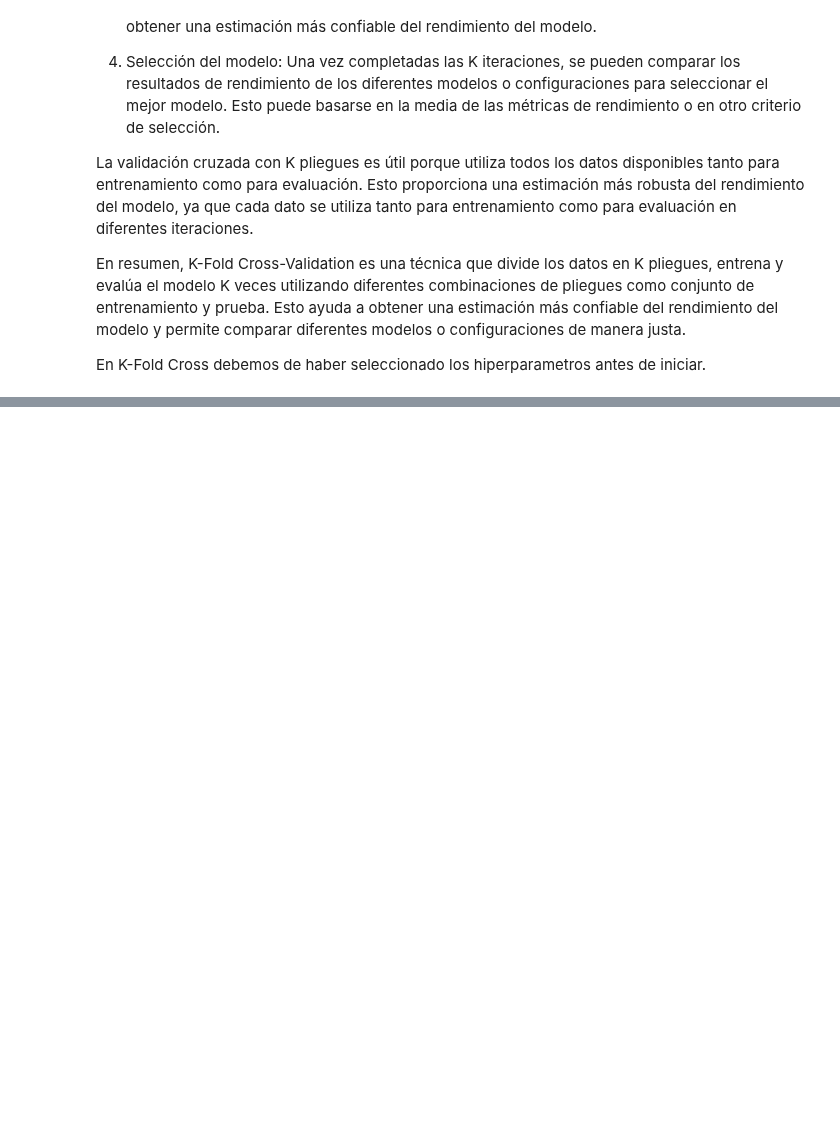
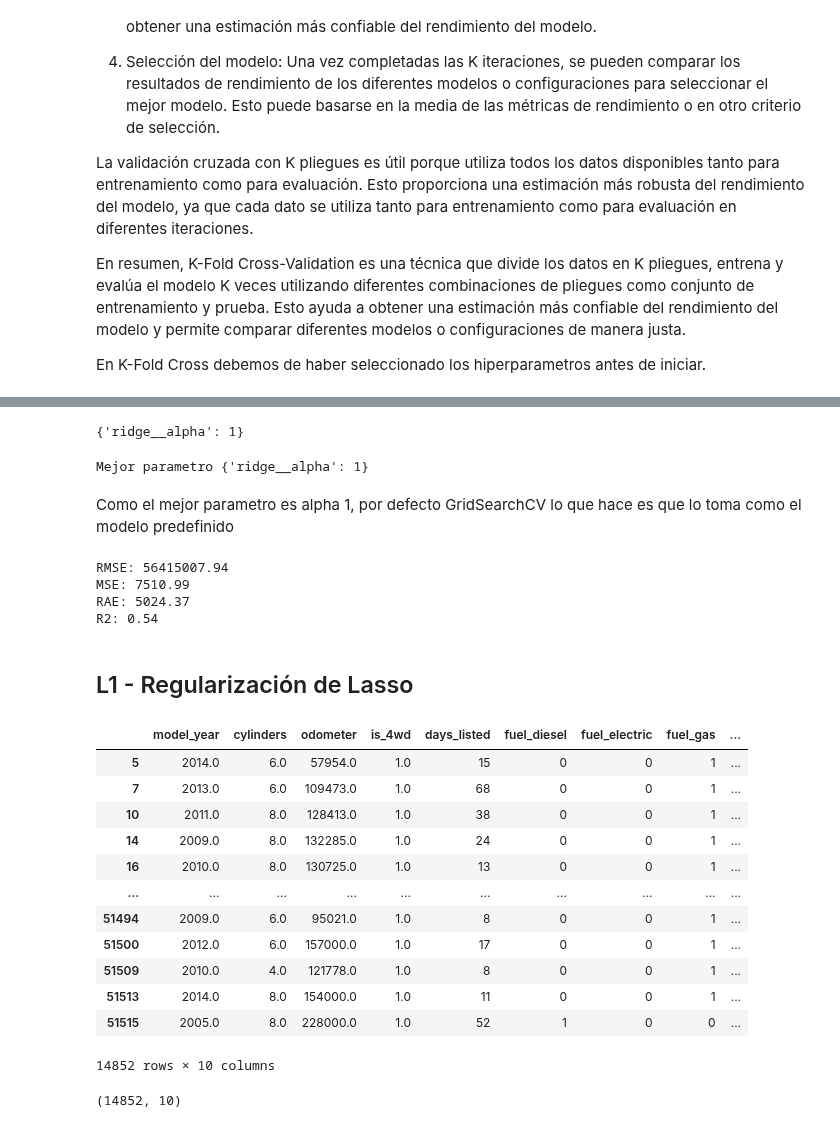
Before and after one commit to onavarrete04/Introduccion-Ciencia-Datos, a Jupyter notebook: 2023_MML.ipynb, the cells around one changed output, grey strips where cells are left out. Saved outputs shown, nothing was run; the diff lists cells and outputs as text; code cells hidden in the pictures; blank space fills up the shorter version.

Commit message:
Prácticando modelos Lasso y Ridge

```diff
--- a/2023_MML.ipynb
+++ b/2023_MML.ipynb
@@ -1203,0 +1221,14 @@ En K-Fold Cross debemos de haber seleccionado los hiperparametros antes de inici
+# %%
+datos = pd.read_csv("vehicles_us.csv")
+
+from sklearn.pipeline import make_pipeline # para hacer una tuberia de datos
+from sklearn.preprocessing import StandardScaler # para escalar los datos
+
+from sklearn.linear_model import Ridge
+
+# Busca los hiperparametros
+from sklearn.model_selection import GridSearchCV, KFold
+
+# validación cruzada kfold
+# %%
+datos = datos.dropna()
@@ -1203,0 +1239,3 @@ En K-Fold Cross debemos de haber seleccionado los hiperparametros antes de inici
+# %%
+datos = datos.drop_duplicates()
+datos.shape
@@ -1203,0 +1261,5 @@ En K-Fold Cross debemos de haber seleccionado los hiperparametros antes de inici
+# %%
+y = datos[["price"]]
+X = datos.drop(["price", "paint_color","date_posted","transmission","model", "type","condition"], axis=1)
+X = pd.get_dummies(X, columns=["fuel"])
+X.head(2)
@@ -1203,0 +1380,49 @@ En K-Fold Cross debemos de haber seleccionado los hiperparametros antes de inici
+# %%
+# ahora podemos ver cual fue el mejor hiperparametro
+
+mejor_modelo.best_params_
+# %% [output]
+{'ridge__alpha': 1}
+# %%
+# este GridSearchCV busca por defecto sobre el mejor modelo a partir del R2
+# pero se puede definir otra metrica
+# jobs -1 le indica que la maquina trabaje con todos los hilos del procesador
+mejor_modelo = GridSearchCV(modelo_ridge, param_grid, scoring="neg_mean_absolute_error", n_jobs=-1)
+mejor_modelo.fit(X_train, y_train)
+print("Mejor parametro {}".format(mejor_modelo.best_params_))
+# %% [output]
+Mejor parametro {'ridge__alpha': 1}
+# %% [markdown]
+Como el mejor parametro es alpha 1, por defecto GridSearchCV lo que hace es que lo toma como el modelo predefinido
+# %%
+modelo_final = mejor_modelo.best_estimator_
+
+y_pred = modelo_final.predict(X_test)
+
+print("RMSE: %.02f" % mean_squared_error(y_test, y_pred, squared=True))
+print("MSE: %.02f" % mean_squared_error(y_test, y_pred, squared=False))
+print("RAE: %.02f" % mean_absolute_error(y_test, y_pred))
+print("R2: %.02f" % r2_score(y_test, y_pred))
+# %% [output]
+RMSE: 56415007.94
+MSE: 7510.99
+RAE: 5024.37
+R2: 0.54
+# %% [markdown]
+## L1 - Regularización de Lasso
+# %%
+X
+# %% [output]
+|  | model_year | cylinders | odometer | is_4wd | days_listed | fuel_diesel | fuel_electric | fuel_gas | ... |
+| 5 | 2014.0 | 6.0 | 57954.0 | 1.0 | 15 | 0 | 0 | 1 | ... |
+| 7 | 2013.0 | 6.0 | 109473.0 | 1.0 | 68 | 0 | 0 | 1 | ... |
+| 10 | 2011.0 | 8.0 | 128413.0 | 1.0 | 38 | 0 | 0 | 1 | ... |
+| 14 | 2009.0 | 8.0 | 132285.0 | 1.0 | 24 | 0 | 0 | 1 | ... |
+| 16 | 2010.0 | 8.0 | 130725.0 | 1.0 | 13 | 0 | 0 | 1 | ... |
+| ... | ... | ... | ... | ... | ... | ... | ... | ... | ... |
+| 51494 | 2009.0 | 6.0 | 95021.0 | 1.0 | 8 | 0 | 0 | 1 | ... |
+| 51500 | 2012.0 | 6.0 | 157000.0 | 1.0 | 17 | 0 | 0 | 1 | ... |
+| 51509 | 2010.0 | 4.0 | 121778.0 | 1.0 | 8 | 0 | 0 | 1 | ... |
+| 51513 | 2014.0 | 8.0 | 154000.0 | 1.0 | 11 | 0 | 0 | 1 | ... |
+| 51515 | 2005.0 | 8.0 | 228000.0 | 1.0 | 52 | 1 | 0 | 0 | ... |
+14852 rows × 10 columns
@@ -1203,0 +1431,4 @@ En K-Fold Cross debemos de haber seleccionado los hiperparametros antes de inici
+# %%
+X.shape
+# %% [output]
+(14852, 10)
```
Also changed, not shown: parts of 62 cells of this notebook.
